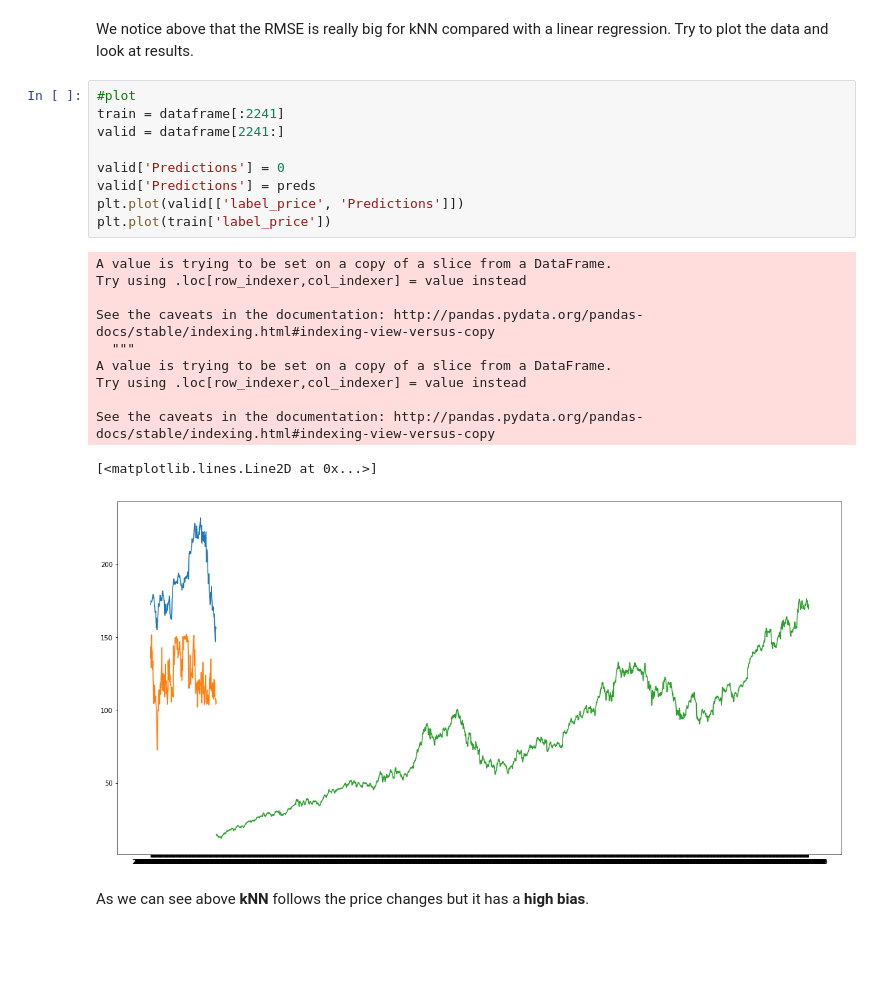
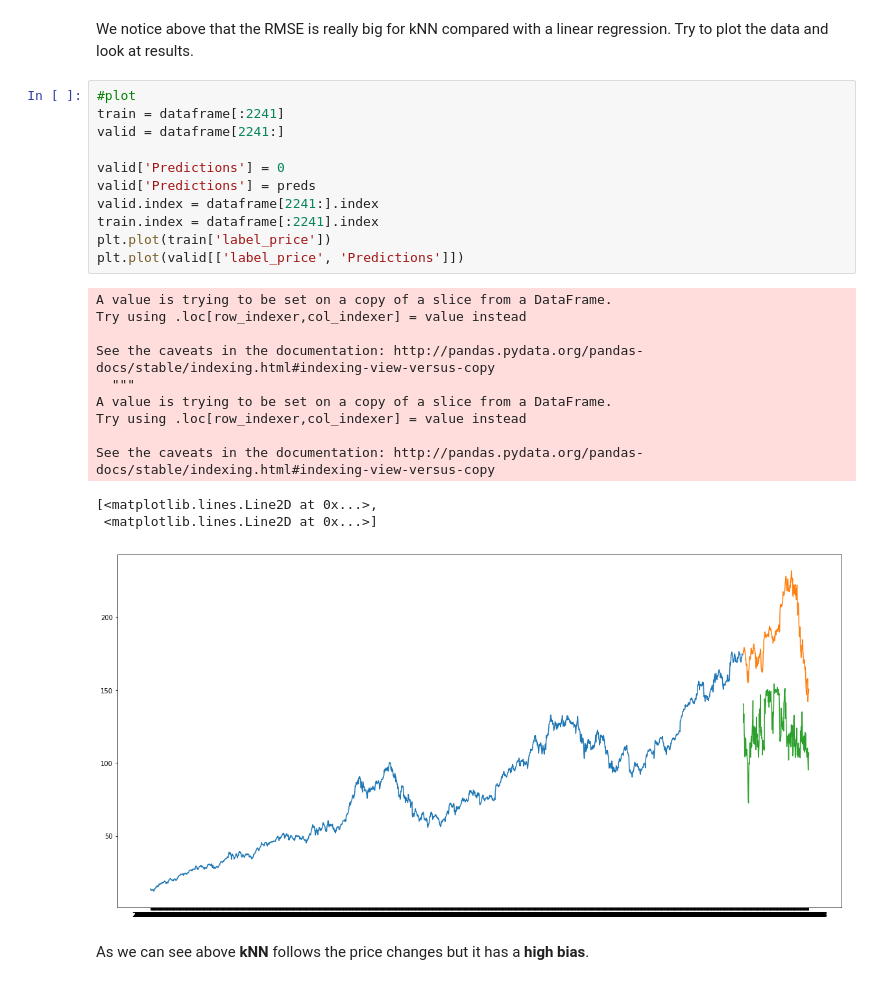
Before and after one commit to ml1010-nan/ml1010, a Jupyter notebook: CoreProject.ipynb, the cells around one changed output. Saved outputs shown, nothing was run; the diff lists cells and outputs as text; blank space fills up the shorter version.

```diff
--- a/CoreProject.ipynb
+++ b/CoreProject.ipynb
@@ -232,24 +232,27 @@ We notice above that the RMSE is really big for kNN compared with a linear regre
 # %%
 #plot
 train = dataframe[:2241]
 valid = dataframe[2241:]
 
 valid['Predictions'] = 0
 valid['Predictions'] = preds
+valid.index = dataframe[2241:].index
+train.index = dataframe[:2241].index
+plt.plot(train['label_price'])
 plt.plot(valid[['label_price', 'Predictions']])
-plt.plot(train['label_price'])
 # %% [output]
 A value is trying to be set on a copy of a slice from a DataFrame.
 Try using .loc[row_indexer,col_indexer] = value instead
 
 See the caveats in the documentation: http://pandas.pydata.org/pandas-docs/stable/indexing.html#indexing-view-versus-copy
   """
 A value is trying to be set on a copy of a slice from a DataFrame.
 Try using .loc[row_indexer,col_indexer] = value instead
 
 See the caveats in the documentation: http://pandas.pydata.org/pandas-docs/stable/indexing.html#indexing-view-versus-copy
-[<matplotlib.lines.Line2D at 0x...>]
+[<matplotlib.lines.Line2D at 0x...>,
+ <matplotlib.lines.Line2D at 0x...>]
-[figure, old version]
+[figure, new version]
 # %% [markdown]
 As we can see above __kNN__ follows the price changes but it has a __high bias__.
 # %%
```
Also changed, not shown: parts of 8 cells of this notebook.
